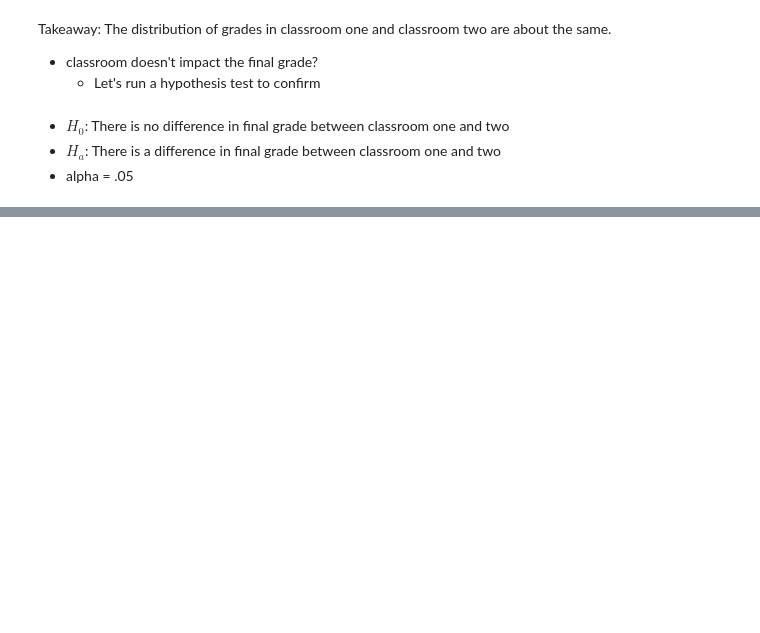
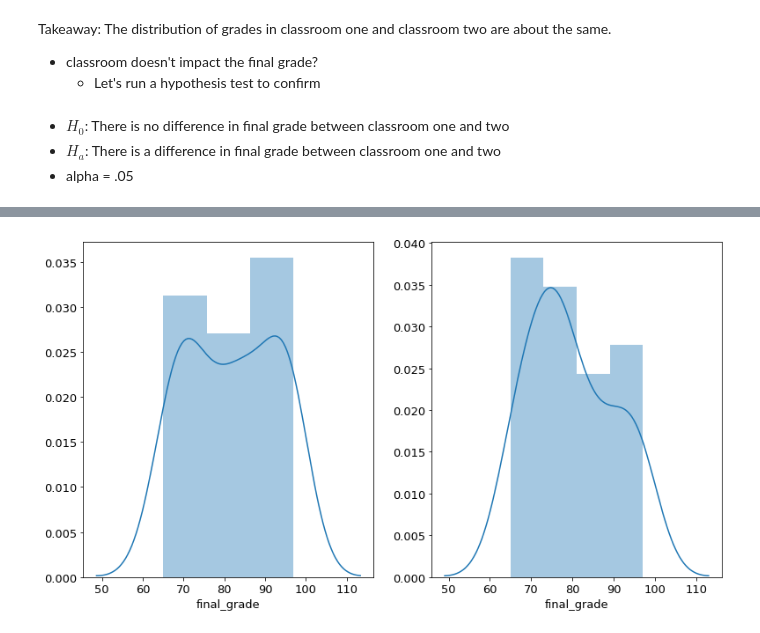
Before and after one commit to gilbert-noriega-ii/regression-exercises, a Jupyter notebook: explore_lesson.ipynb, the cells around one changed output, grey strips where cells are left out. Cells and saved outputs as stored; diff of their text form; code cells hidden in the pictures; blank space fills up the shorter version.

```diff
--- a/explore_lesson.ipynb
+++ b/explore_lesson.ipynb
@@ -197,0 +213,8 @@ With a p-value of .88, we accept the null hypothesis that there is no difference
+# %%
+plt.subplot(121)
+sns.distplot(train[train.classroom == 'One'].final_grade)
+plt.subplot(122)
+sns.distplot(train[train.classroom == 'Two'].final_grade)
+plt.show()
+# %% [output]
+[figure, added]
```
Also changed, not shown: parts of 18 cells of this notebook.
